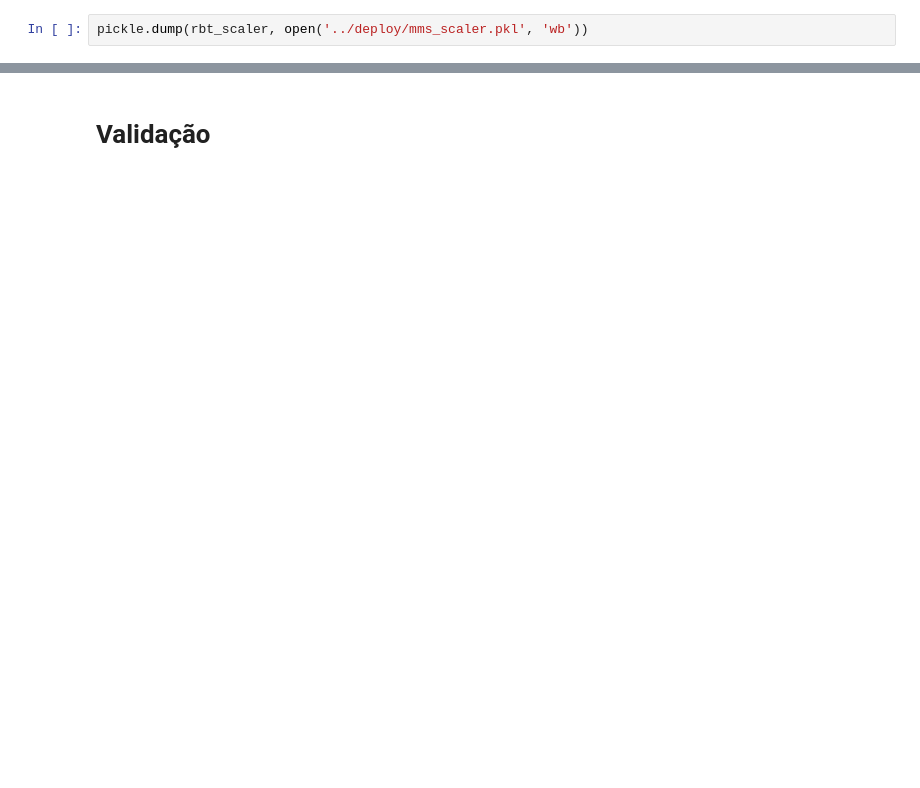
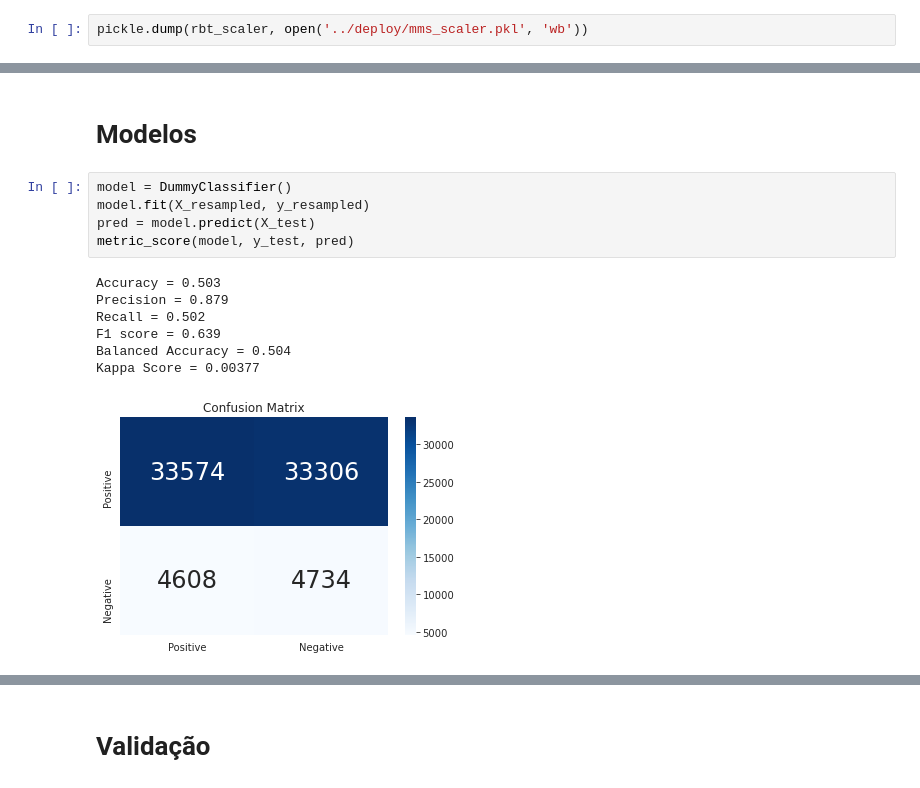
Before and after one commit to oarthurcarvalho/all-insurance, a Jupyter notebook: notebooks/Projeto - Seguro de automóveis.ipynb, the cells around one changed output, grey strips where cells are left out. Saved outputs shown, nothing was run; the diff lists cells and outputs as text; blank space fills up the shorter version.

Commit message:
Modelo overfittado

```diff
--- a/notebooks/Projeto - Seguro de automóveis.ipynb
+++ b/notebooks/Projeto - Seguro de automóveis.ipynb
@@ -597,0 +593,15 @@ X_resampled.shape
+# %% [markdown]
+# Modelos
+# %%
+model = DummyClassifier()
+model.fit(X_resampled, y_resampled)
+pred = model.predict(X_test)
+metric_score(model, y_test, pred)
+# %% [output]
+Accuracy = 0.503
+Precision = 0.879
+Recall = 0.502
+F1 score = 0.639
+Balanced Accuracy = 0.504
+Kappa Score = 0.00377
+[figure, added]
```
Also changed, not shown: parts of 57 cells of this notebook, 3 other files.
